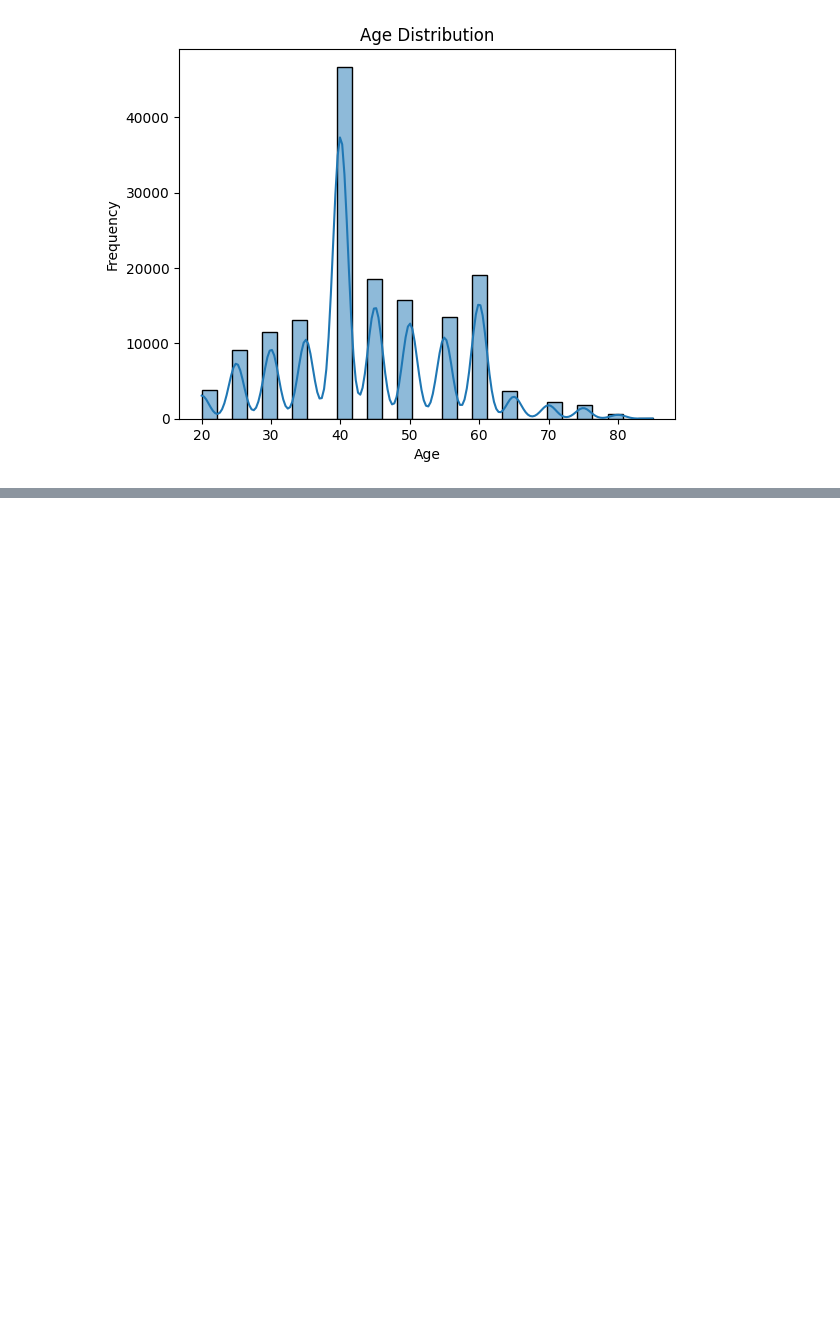
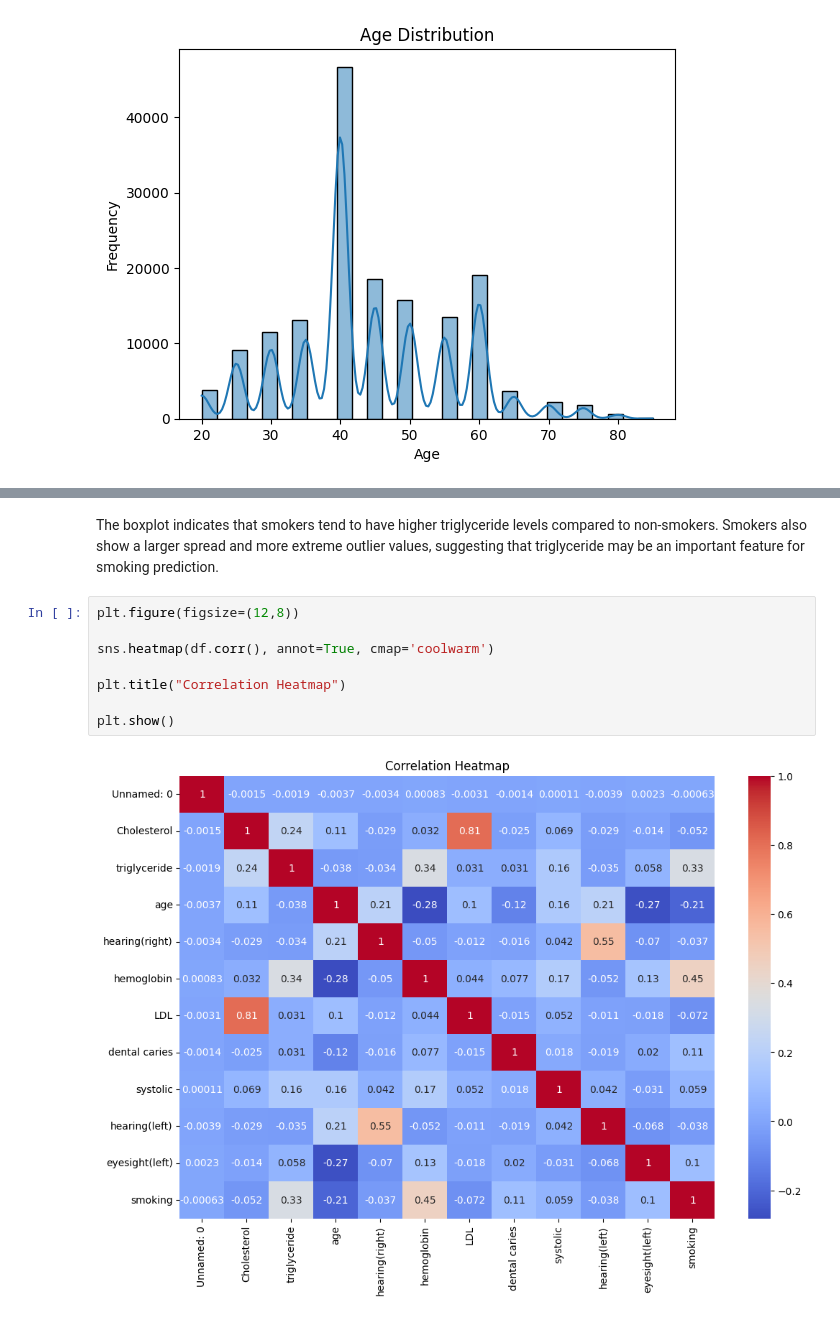
Before and after one commit to Skrat21/ml_final_aignement_3, a Jupyter notebook: 1_exploratory.ipynb, the cells around one changed output, grey strips where cells are left out. Saved outputs shown, nothing was run; the diff lists cells and outputs as text; blank space fills up the shorter version.

```diff
--- a/1_exploratory.ipynb
+++ b/1_exploratory.ipynb
@@ -104,0 +137,12 @@ plt.show()
+# %% [markdown]
+The boxplot indicates that smokers tend to have higher triglyceride levels compared to non-smokers. Smokers also show a larger spread and more extreme outlier values, suggesting that triglyceride may be an important feature for smoking prediction.
+# %%
+plt.figure(figsize=(12,8))
+
+sns.heatmap(df.corr(), annot=True, cmap='coolwarm')
+
+plt.title("Correlation Heatmap")
+
+plt.show()
+# %% [output]
+[figure, added]
```
Also changed, not shown: parts of 18 cells of this notebook, 1 other file.
